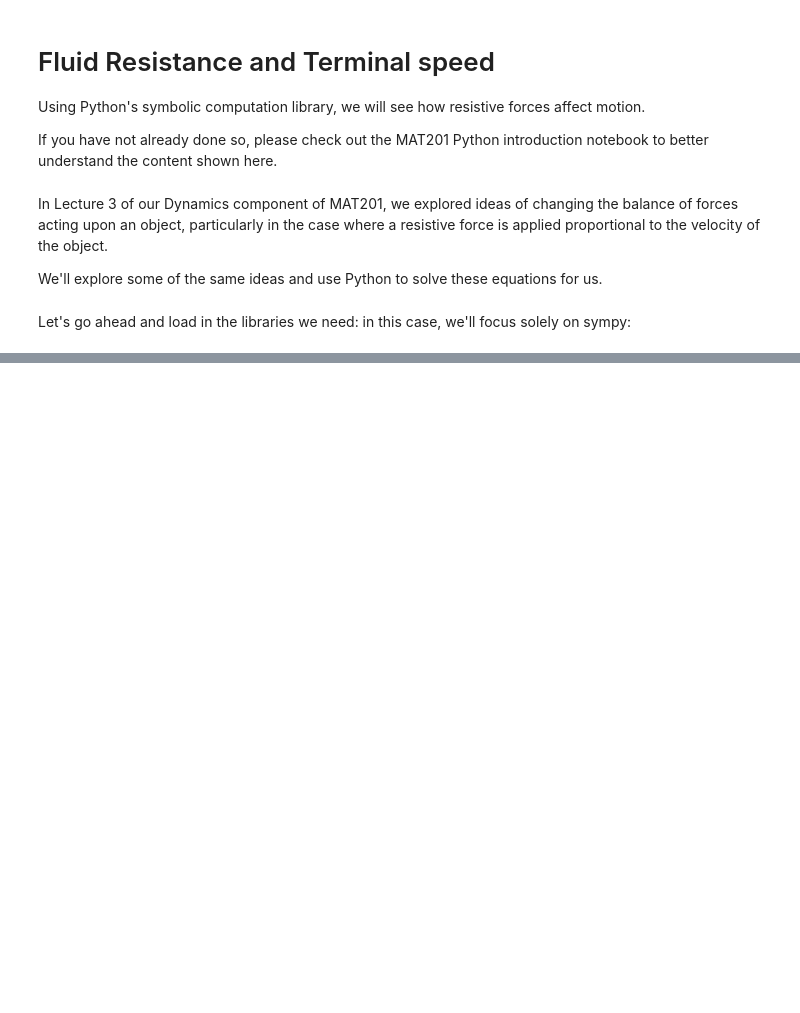
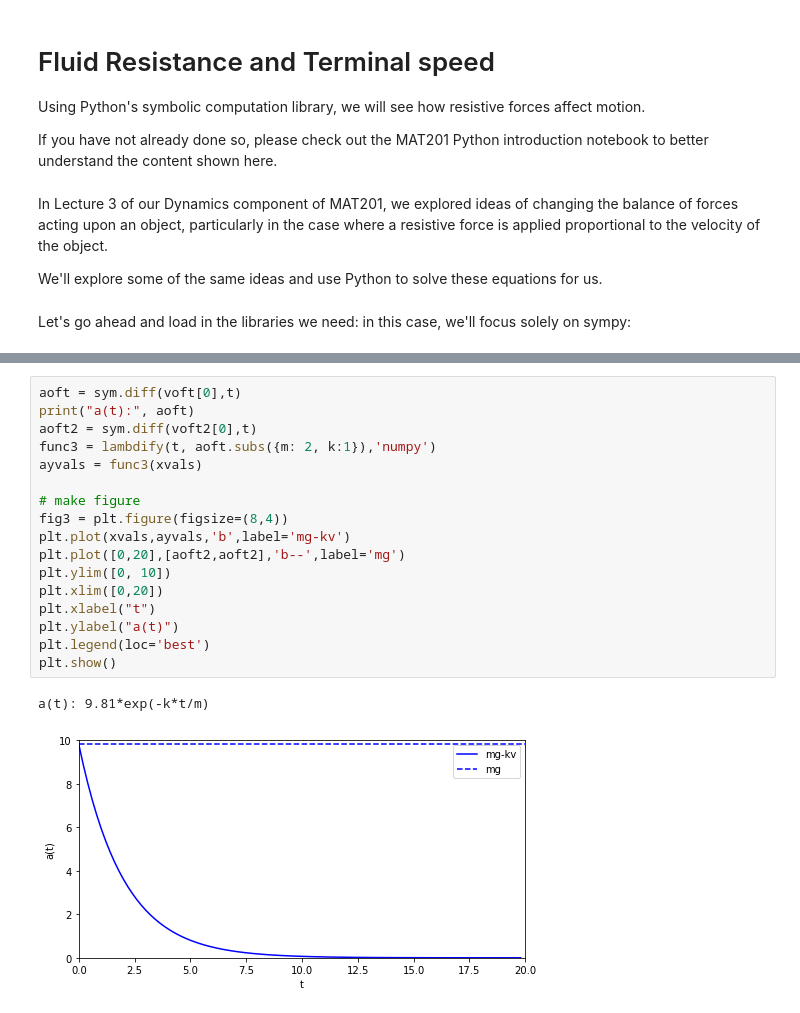
Before and after one commit to Abertay-University-SDI/MAT201_Python, a Jupyter notebook: _build/jupyter_execute/MAT201_JT_airresistance.ipynb, the cells around one changed output, grey strips where cells are left out. Drawn from its saved outputs; the diff is of its cells as text; blank space fills up the shorter version.

```diff
--- a/_build/jupyter_execute/MAT201_JT_airresistance.ipynb
+++ b/_build/jupyter_execute/MAT201_JT_airresistance.ipynb
@@ -173,0 +125,20 @@ Try this for yourself: identify one or two completed tutorial questions or lectu
+# %%
+aoft = sym.diff(voft[0],t)
+print("a(t):", aoft)
+aoft2 = sym.diff(voft2[0],t)
+func3 = lambdify(t, aoft.subs({m: 2, k:1}),'numpy')
+ayvals = func3(xvals)
+
+# make figure
+fig3 = plt.figure(figsize=(8,4))
+plt.plot(xvals,ayvals,'b',label='mg-kv')
+plt.plot([0,20],[aoft2,aoft2],'b--',label='mg')
+plt.ylim([0, 10])
+plt.xlim([0,20])
+plt.xlabel("t")
+plt.ylabel("a(t)")
+plt.legend(loc='best')
+plt.show()
+# %% [output]
+a(t): 9.81*exp(-k*t/m)
+[figure, added]
```
Also changed, not shown: parts of 44 cells of this notebook, 24 other files.
